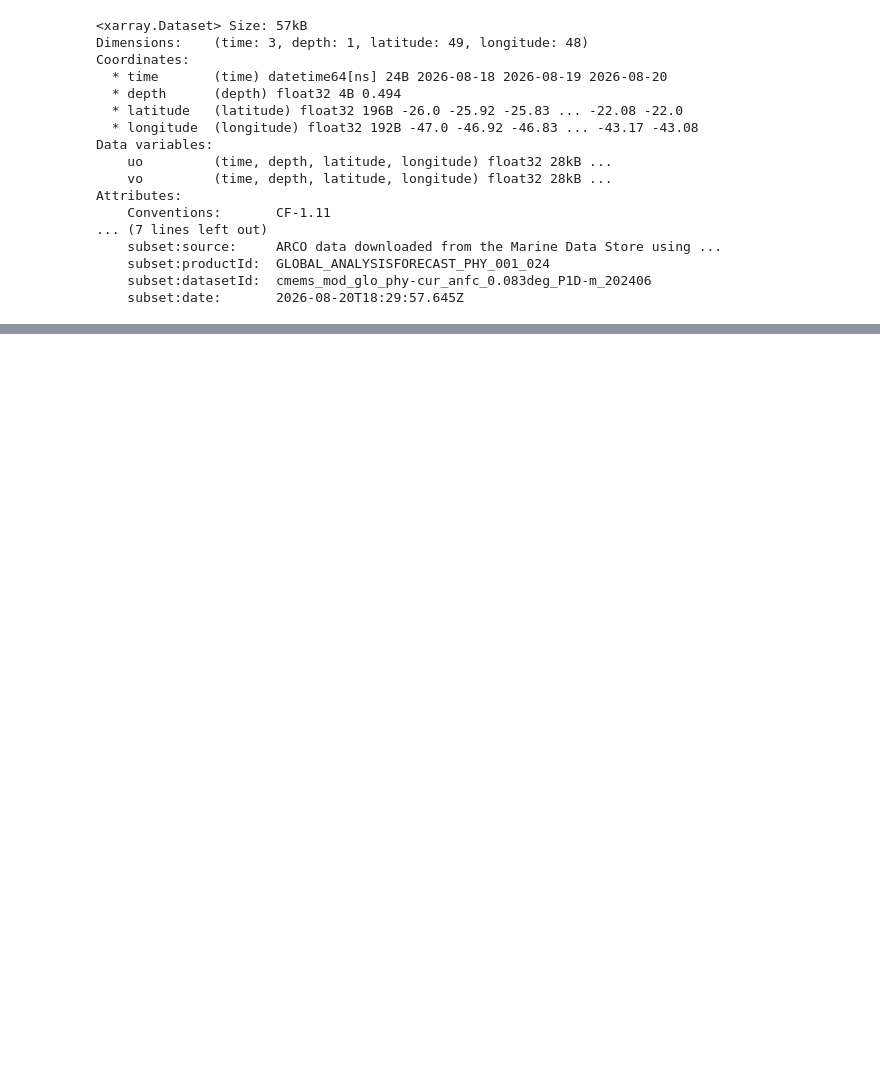
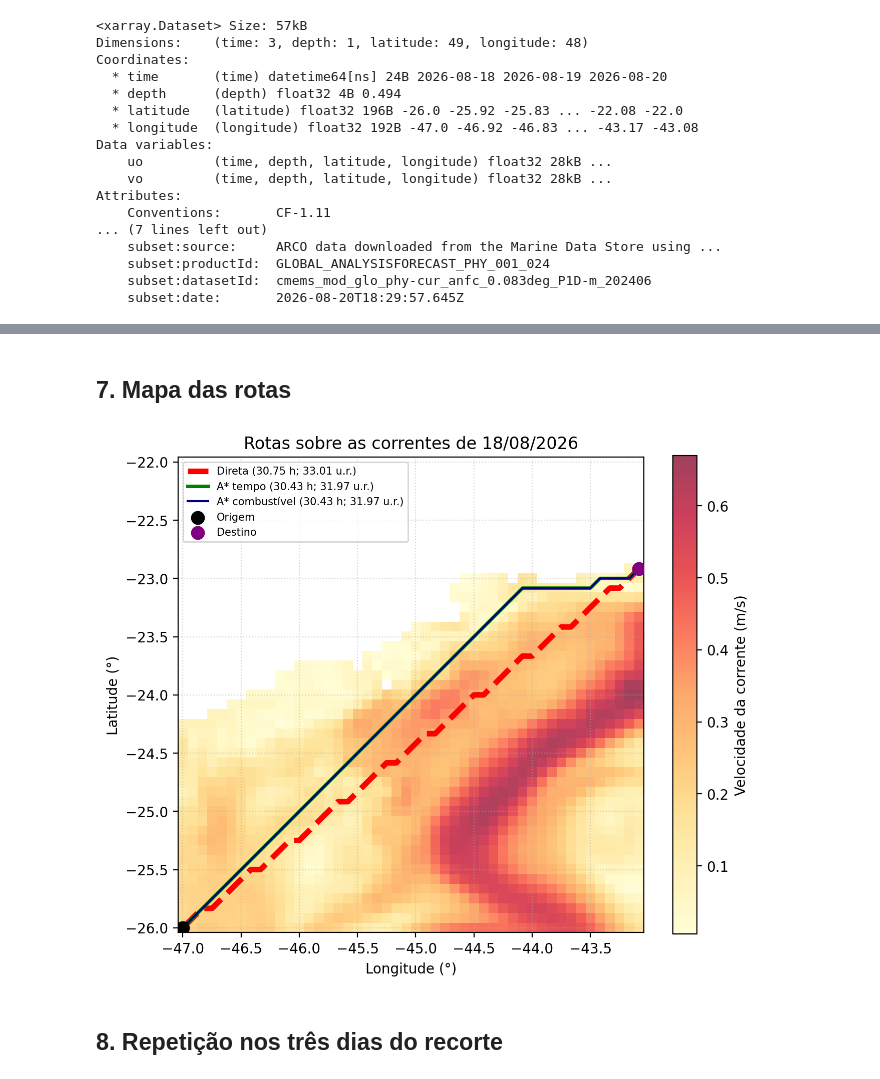
Before and after one commit to MoisesHCS/Projeto-Inteligencia-Artificial, a Jupyter notebook: navegacao_maritima.ipynb, the cells around one changed output, grey strips where cells are left out. Drawn from its saved outputs; the diff is of its cells as text; code cells hidden in the pictures; blank space fills up the shorter version.

```diff
--- a/navegacao_maritima.ipynb
+++ b/navegacao_maritima.ipynb
@@ -823,0 +264,25 @@ Rota A*: 8 células (~74.0 km)
+# %% [markdown]
+## 7. Mapa das rotas
+# %%
+# Mapa das rotas (Fig. 4)
+u, v, terra = matrizes(instantes[0])
+mag = np.where(terra, np.nan, np.hypot(u, v))
+dl, dn = (lats[1] - lats[0]) / 2, (lons[1] - lons[0]) / 2
+fig, ax = plt.subplots(figsize=(7.5, 6.2), dpi=200)
+im = ax.imshow(mag, origin="lower", cmap="YlOrRd", alpha=0.75,
+               extent=[lons[0] - dn, lons[-1] + dn, lats[0] - dl, lats[-1] + dl])
+fig.colorbar(im, ax=ax, label="Velocidade da corrente (m/s)")
+xy = lambda rota: ([lons[c] for _, c in rota], [lats[q] for q, _ in rota])
+ax.plot(*xy(res["rotas"]["D"]), "r--", lw=4, label=f"Direta ({res['tempo_D']:.2f} h; {res['comb_D']:.2f} u.r.)")
+ax.plot(*xy(res["rotas"]["T"]), "g-", lw=2.5, label=f"A* tempo ({res['tempo_T']:.2f} h; {res['comb_T']:.2f} u.r.)")
+ax.plot(*xy(res["rotas"]["C"]), color="navy", lw=1.5, label=f"A* combustível ({res['tempo_C']:.2f} h; {res['comb_C']:.2f} u.r.)")
+s, t = res["origem"], res["destino"]
+ax.scatter(lons[s[1]], lats[s[0]], c="black", s=80, zorder=5, label="Origem")
+ax.scatter(lons[t[1]], lats[t[0]], c="purple", s=80, zorder=5, label="Destino")
+ax.set(title="Rotas sobre as correntes de 18/08/2026", xlabel="Longitude (°)", ylabel="Latitude (°)")
+ax.grid(True, ls=":", alpha=0.5); ax.legend(loc="upper left", fontsize=7.5)
+fig.savefig("mapa_rotas.png", bbox_inches="tight"); plt.show()
+# %% [output]
+[figure, added]
+# %% [markdown]
+## 8. Repetição nos três dias do recorte
```
Also changed, not shown: parts of 26 cells of this notebook, 14 other files.
